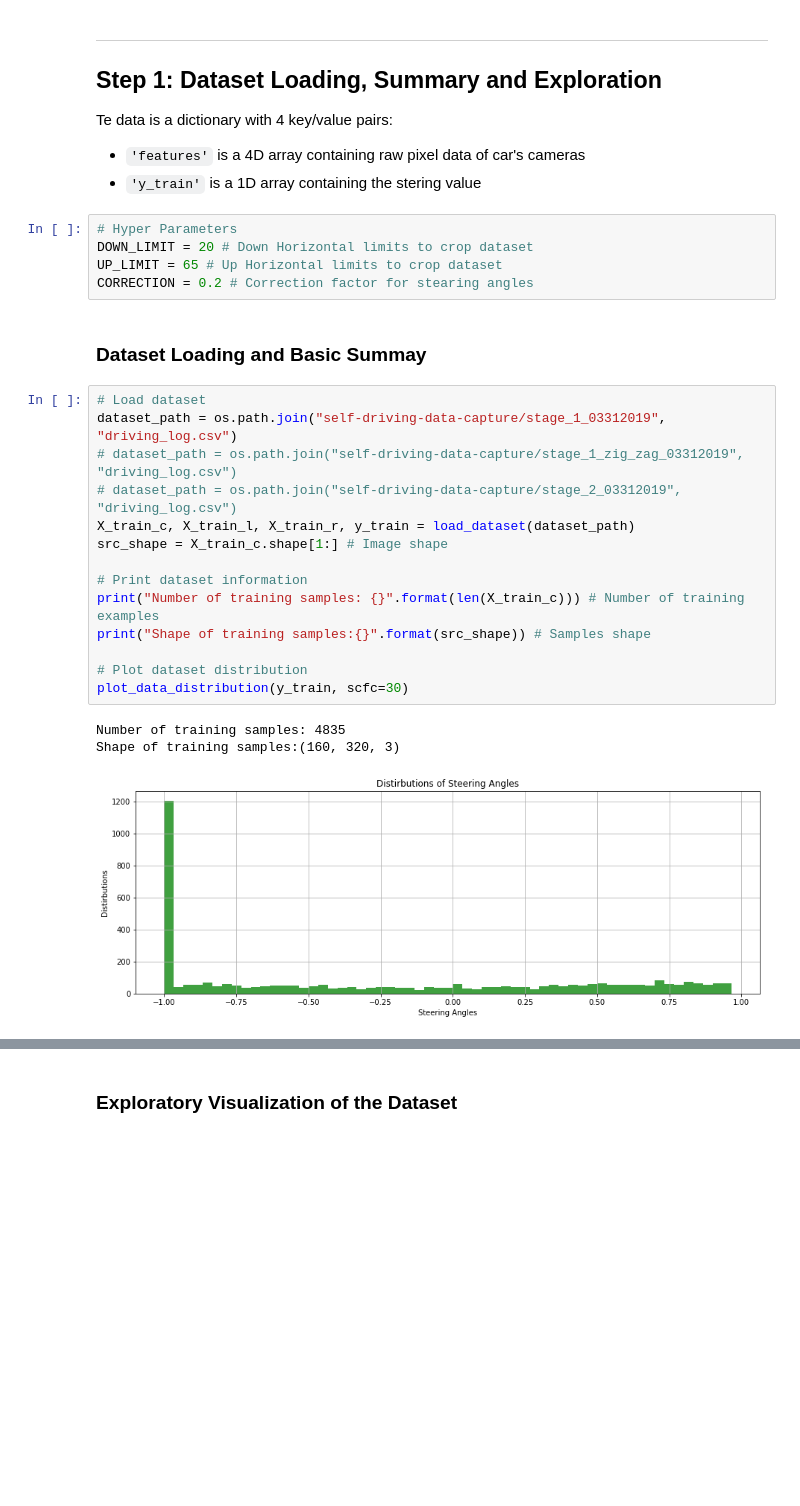
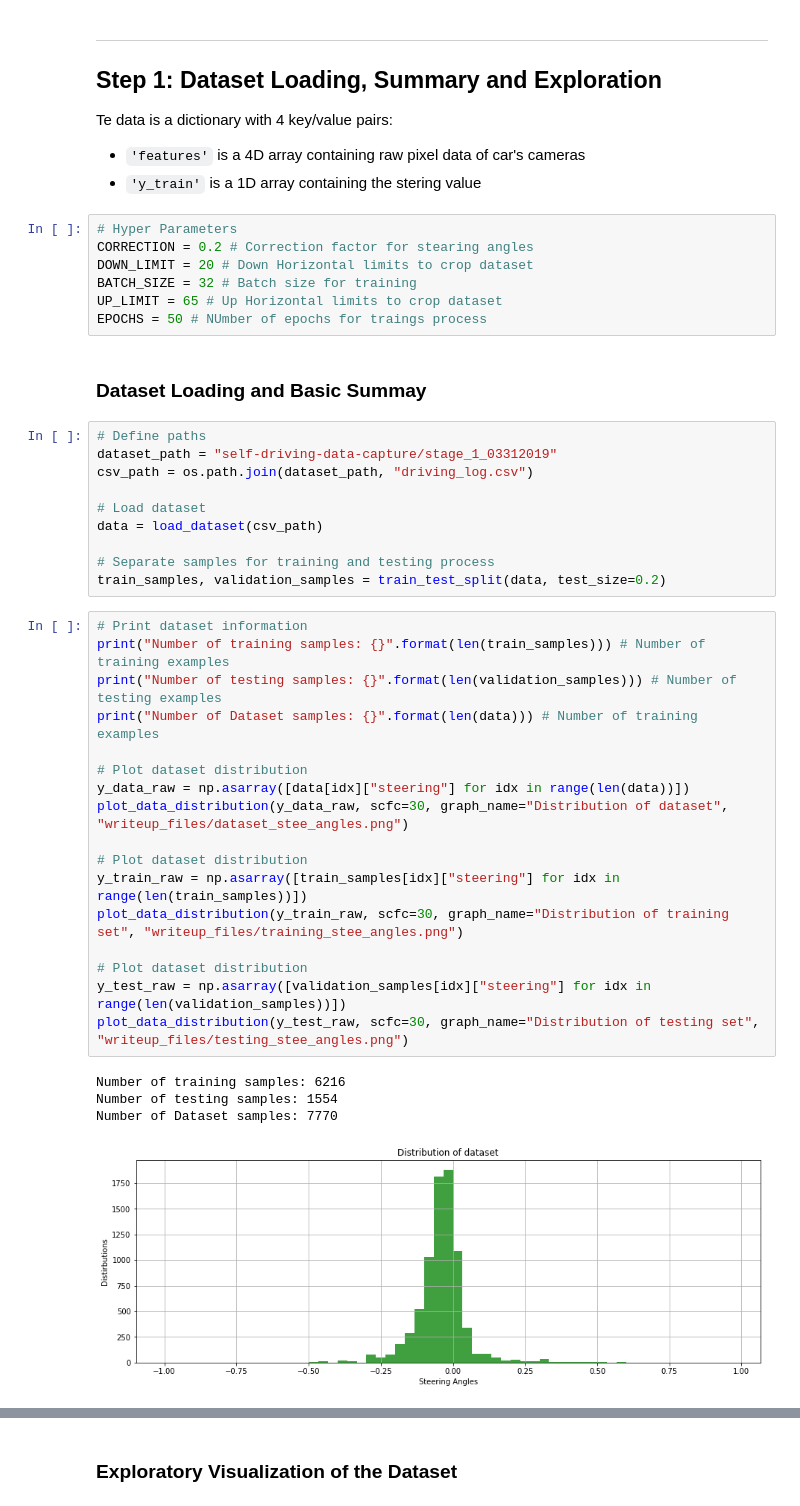
Before and after one commit to JohnBetaCode/CarND-P4-Behavioral_Cloning, a Jupyter notebook: CarND-P4-Behavioral_Cloning.ipynb, the cells around one changed output, grey strips where cells are left out. Cells and saved outputs as stored; diff of their text form; blank space fills up the shorter version.

```diff
--- a/CarND-P4-Behavioral_Cloning.ipynb
+++ b/CarND-P4-Behavioral_Cloning.ipynb
@@ -38,26 +43,42 @@ Te data is a dictionary with 4 key/value pairs:
 - `'y_train'` is a 1D array containing the stering value
 # %%
 # Hyper Parameters
+CORRECTION = 0.2 # Correction factor for stearing angles
 DOWN_LIMIT = 20 # Down Horizontal limits to crop dataset
+BATCH_SIZE = 32 # Batch size for training
 UP_LIMIT = 65 # Up Horizontal limits to crop dataset
-CORRECTION = 0.2 # Correction factor for stearing angles
+EPOCHS = 50 # NUmber of epochs for traings process
 # %% [markdown]
 ### Dataset Loading and Basic Summay
-# %%
-# Load dataset
-dataset_path = os.path.join("self-driving-data-capture/stage_1_03312019", "driving_log.csv")
-# dataset_path = os.path.join("self-driving-data-capture/stage_1_zig_zag_03312019", "driving_log.csv")
-# dataset_path = os.path.join("self-driving-data-capture/stage_2_03312019", "driving_log.csv")
-X_train_c, X_train_l, X_train_r, y_train = load_dataset(dataset_path)
-src_shape = X_train_c.shape[1:] # Image shape
-
-# Print dataset information
-print("Number of training samples: {}".format(len(X_train_c))) # Number of training examples
-print("Shape of training samples:{}".format(src_shape)) # Samples shape
-
-# Plot dataset distribution
-plot_data_distribution(y_train, scfc=30)
-# %% [output]
-Number of training samples: 4835
-Shape of training samples:(160, 320, 3)
-[figure, removed]
+# %%
+# Define paths
+dataset_path = "self-driving-data-capture/stage_1_03312019"
+csv_path = os.path.join(dataset_path, "driving_log.csv")
+
+# Load dataset
+data = load_dataset(csv_path)
+
+# Separate samples for training and testing process
+train_samples, validation_samples = train_test_split(data, test_size=0.2)
+# %%
+# Print dataset information
+print("Number of training samples: {}".format(len(train_samples))) # Number of training examples
+print("Number of testing samples: {}".format(len(validation_samples))) # Number of testing examples
+print("Number of Dataset samples: {}".format(len(data))) # Number of training examples
+
+# Plot dataset distribution
+y_data_raw = np.asarray([data[idx]["steering"] for idx in range(len(data))])
+plot_data_distribution(y_data_raw, scfc=30, graph_name="Distribution of dataset", "writeup_files/dataset_stee_angles.png")
+
+# Plot dataset distribution
+y_train_raw = np.asarray([train_samples[idx]["steering"] for idx in range(len(train_samples))])
+plot_data_distribution(y_train_raw, scfc=30, graph_name="Distribution of training set", "writeup_files/training_stee_angles.png")
+
+# Plot dataset distribution
+y_test_raw = np.asarray([validation_samples[idx]["steering"] for idx in range(len(validation_samples))])
+plot_data_distribution(y_test_raw, scfc=30, graph_name="Distribution of testing set", "writeup_files/testing_stee_angles.png")
+# %% [output]
+Number of training samples: 6216
+Number of testing samples: 1554
+Number of Dataset samples: 7770
+[figure, added]
```
Also changed, not shown: parts of 21 cells of this notebook, 11 other files.
